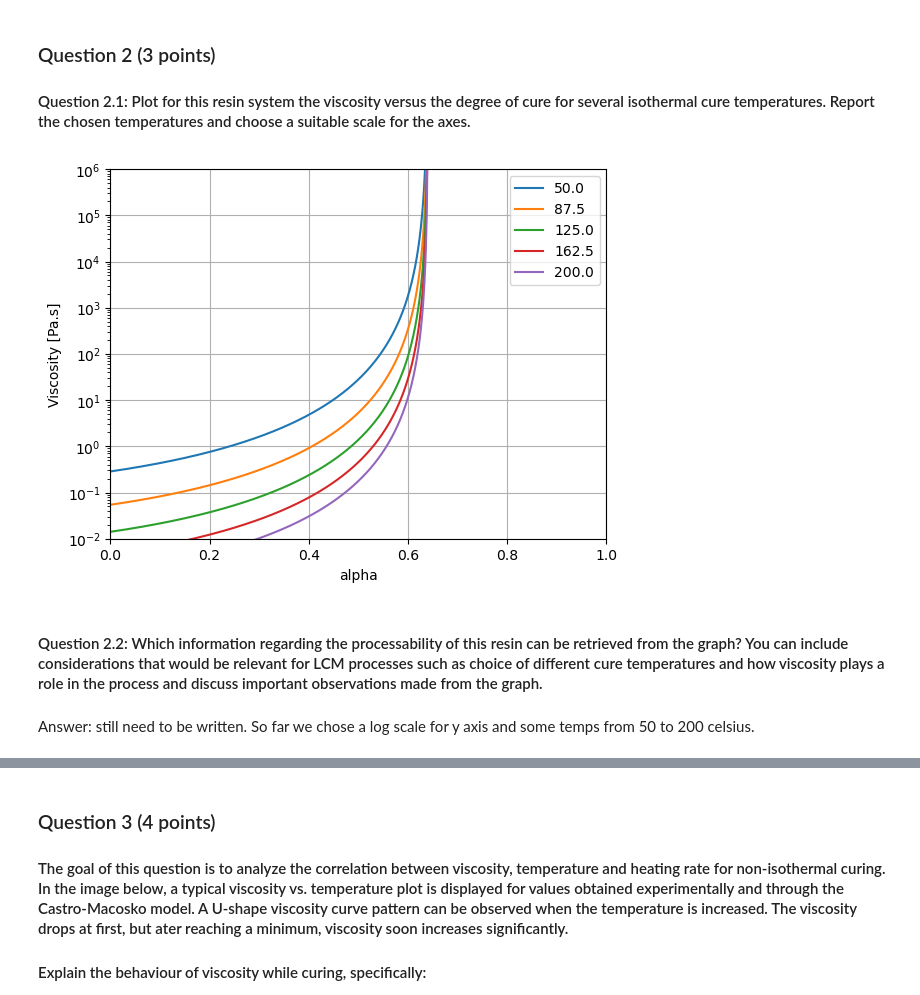
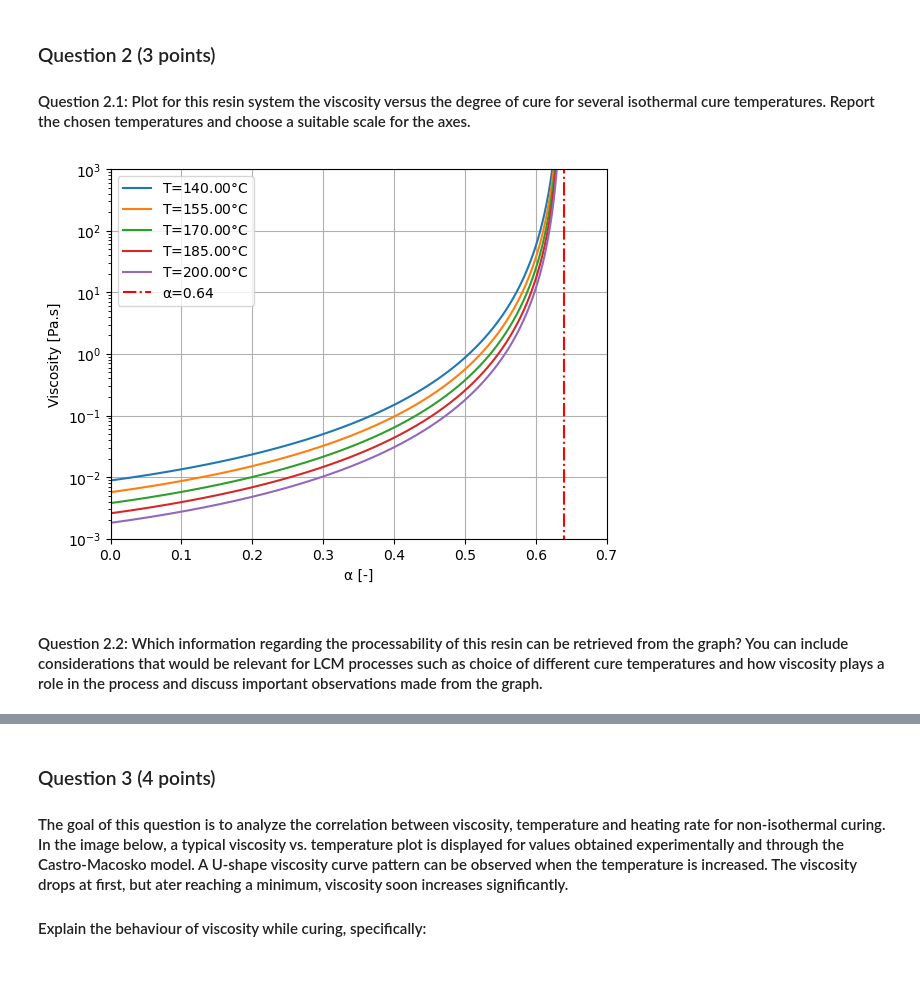
Before and after one commit to arthurstreebgreebling/PCM, a Jupyter notebook: A2 Rheokinetics/Notebook Rheokinetics.ipynb, the cells around one changed output, grey strips where cells are left out. Cells and saved outputs as stored; diff of their text form; code cells hidden in the pictures; blank space fills up the shorter version.

```diff
--- a/A2 Rheokinetics/Notebook Rheokinetics.ipynb
+++ b/A2 Rheokinetics/Notebook Rheokinetics.ipynb
@@ -41,25 +43,25 @@ Source: Chen, Y.-T. and Macosko, C.W. (1996), Kinetics and rheology characteriza
 #### Question 2.1: Plot for this resin system the viscosity versus the degree of cure for several isothermal cure temperatures. Report the chosen temperatures and choose a suitable scale for the axes.
 # %%
 T0 = 273.15
+RT = 25
 def viscosity_dicyanate(T,alpha):
-    return 3.32e-8 * np.exp(5160.39/(T+273.15)) * np.power(0.64/(0.64-alpha), 2.32+1.4*alpha)
-T = np.linspace(50,200,5)
-alpha = np.linspace(0,0.63999,1000)
+    return 3.32e-8 * np.exp(5160.39/(T+T0)) * np.power(0.64/(0.64-alpha), 2.32+1.4*alpha)
+T = np.linspace(140,200,5)
+alpha = np.linspace(0,0.639999,10000)
+#plt.plot(alpha, viscosity_dicyanate(RT, alpha), label=f'T={RT:.2f}$\degree$C', color='black')
 for iso in T:
-    plt.plot(alpha, viscosity_dicyanate(iso, alpha), label=iso)
+    plt.plot(alpha, viscosity_dicyanate(iso, alpha), label=f'T={iso:.2f}$\degree$C')
 
-#plt.plot([0.64]*1000,np.linspace(0,1000,1000), color='r')
+plt.plot([0.64]*1000,np.linspace(0,1e6,1000), color='r', linestyle='dashdot', label='α=0.64')
 plt.legend()
 plt.grid()
-plt.xlabel('alpha')
+plt.xlabel('α [-]')
 plt.ylabel('Viscosity [Pa.s]')
 plt.yscale('log')
-plt.ylim(0.01,10e5)
-plt.xlim(0,1)
+plt.ylim(1e-3,1e3)
+plt.xlim(0,0.7)
 plt.show()
 # %% [output]
-[figure, old version]
+[figure, new version]
 # %% [markdown]
 #### Question 2.2: Which information regarding the processability of this resin can be retrieved from the graph? You can include considerations that would be relevant for LCM processes such as choice of different cure temperatures and how viscosity plays a role in the process and discuss important observations made from the graph.
-# %% [markdown]
-Answer: still need to be written. So far we chose a log scale for y axis and some temps from 50 to 200 celsius.
```
Also changed, not shown: parts of 19 cells of this notebook, 21 other files.
